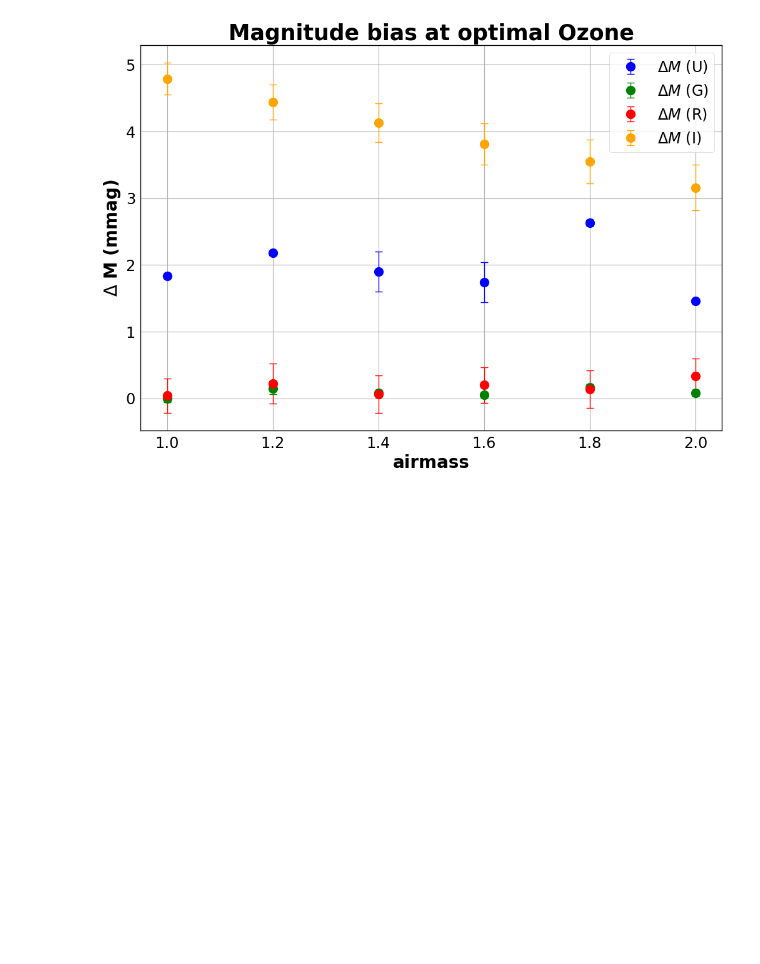
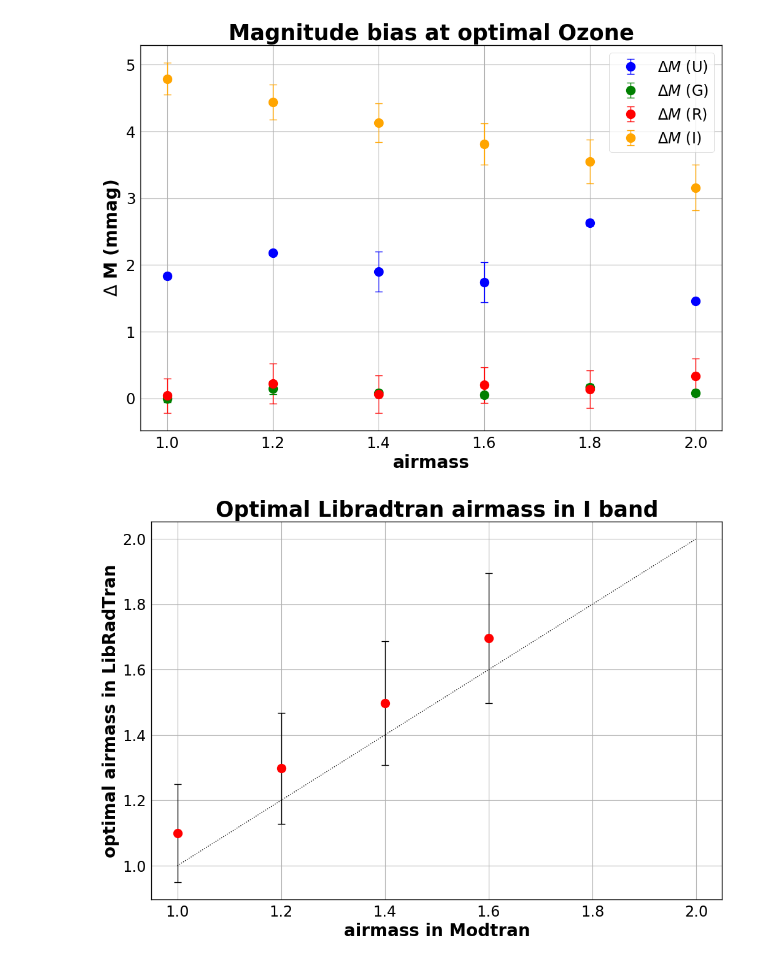
Before and after one commit to LSSTDESC/ModtranLibRadTranComp, a Jupyter notebook: AtmVarvsAirmass.ipynb, the cells around one changed output. Saved outputs shown, nothing was run; the diff lists cells and outputs as text; code cells hidden in the pictures; blank space fills up the shorter version.

```diff
--- a/AtmVarvsAirmass.ipynb
+++ b/AtmVarvsAirmass.ipynb
@@ -139,3 +139,17 @@ plt.legend()
 # %% [output]
 <matplotlib.legend.Legend at 0x...>
 [figure]
+# %%
+z_mt=[1.0, 1.2,1.4,1.6]
+z_rt=[1.099, 1.298,1.497,1.696]
+err_z=[0.15,0.17,0.19,0.199]
+# %%
+plt.errorbar(z_mt,z_rt,yerr=err_z,fmt='o',color='red',markersize='10', ecolor='black',capsize=4)
+plt.plot([1,2],[1,2],'k:')
+plt.grid()
+plt.xlabel("airmass in Modtran",fontweight='bold',fontsize=20)
+plt.ylabel("optimal airmass in LibRadTran",fontweight='bold',fontsize=20)
+plt.title("Optimal Libradtran airmass in I band",fontweight='bold',fontsize=25)
+plt.grid(True)
+# %% [output]
+[figure, added]
```
Also changed, not shown: 1 other file.
